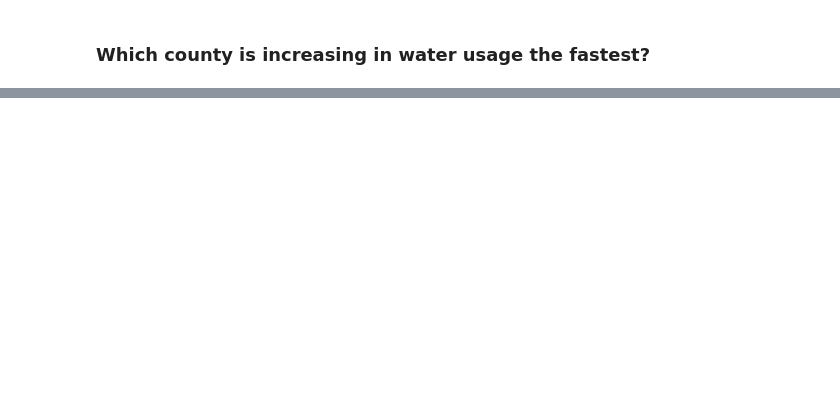
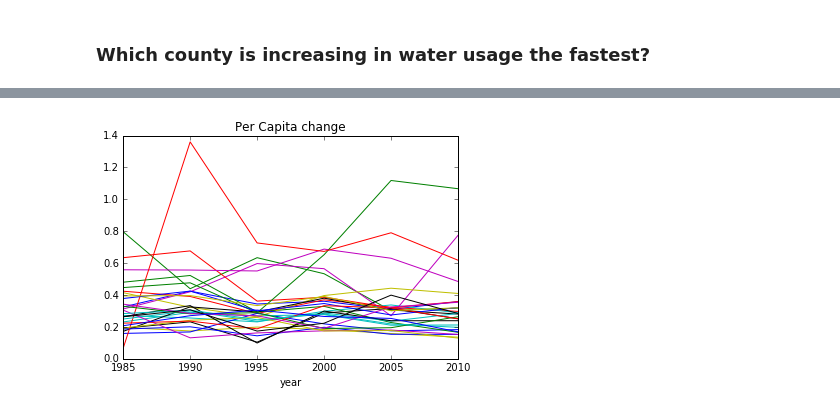
Before and after one commit to FrontAnalyticsInc/data_analytics_course, a Jupyter notebook: Projects/01-clouseau/water_use_data_prasing.ipynb, the cells around one changed output, grey strips where cells are left out. Cells and saved outputs as stored; diff of their text form; code cells hidden in the pictures; blank space fills up the shorter version.

```diff
--- a/Projects/01-clouseau/water_use_data_prasing.ipynb
+++ b/Projects/01-clouseau/water_use_data_prasing.ipynb
@@ -137,0 +281,12 @@ df[list(df.columns[:5]) + ['Commercial deliveries from public supply, in Mgal/d'
+# %%
+tmp2 = pd.pivot_table(df,index=["year",'county_nm'],
+               values=["Total Population total population of area, in thousands",
+                       "Public Supply total self-supplied withdrawals, fresh, in Mgal/d"],
+               aggfunc=np.sum)
+
+col1 = tmp2['Total Population total population of area, in thousands']
+col2 = tmp2['Public Supply total self-supplied withdrawals, fresh, in Mgal/d']
+
+tmp2['public supply per capita'] = col2/col1
+
+tmp2
@@ -137,0 +313,9 @@ df[list(df.columns[:5]) + ['Commercial deliveries from public supply, in Mgal/d'
+# %%
+
+# pivot the table so every row is a year and columns are the counties
+tmp3 = tmp2.iloc()[:,2].unstack(level=-1)
+
+
+plot3 = tmp3.iloc()[:,:].plot(title='Per Capita change' , legend=False)
+# %% [output]
+[figure, added]
```
Also changed, not shown: parts of 39 cells of this notebook.
